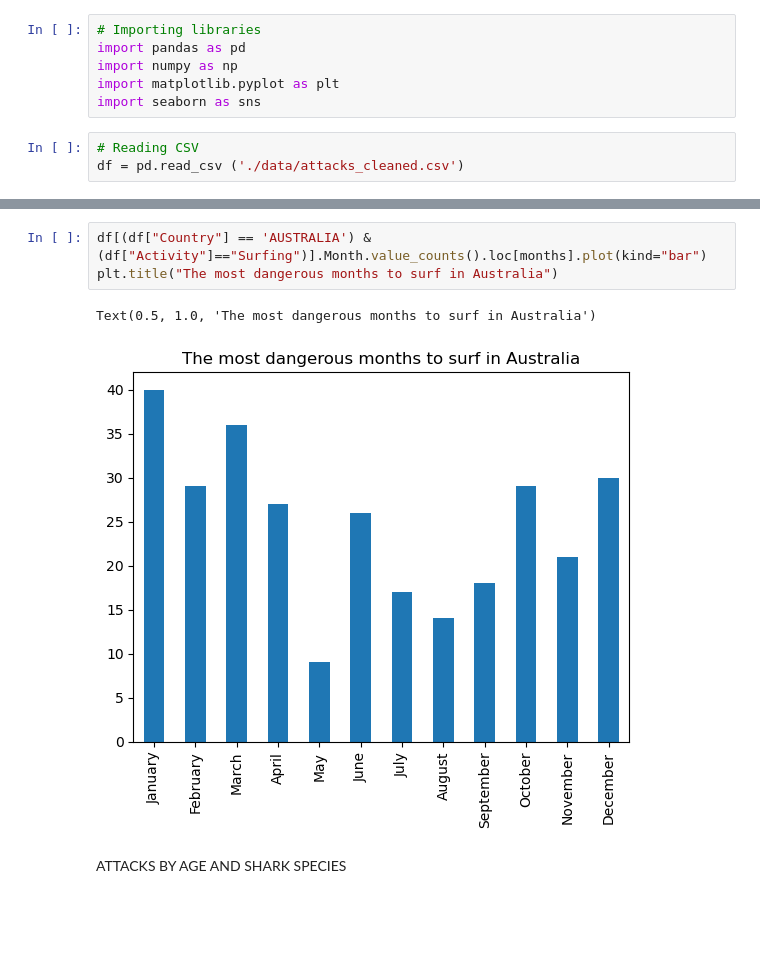
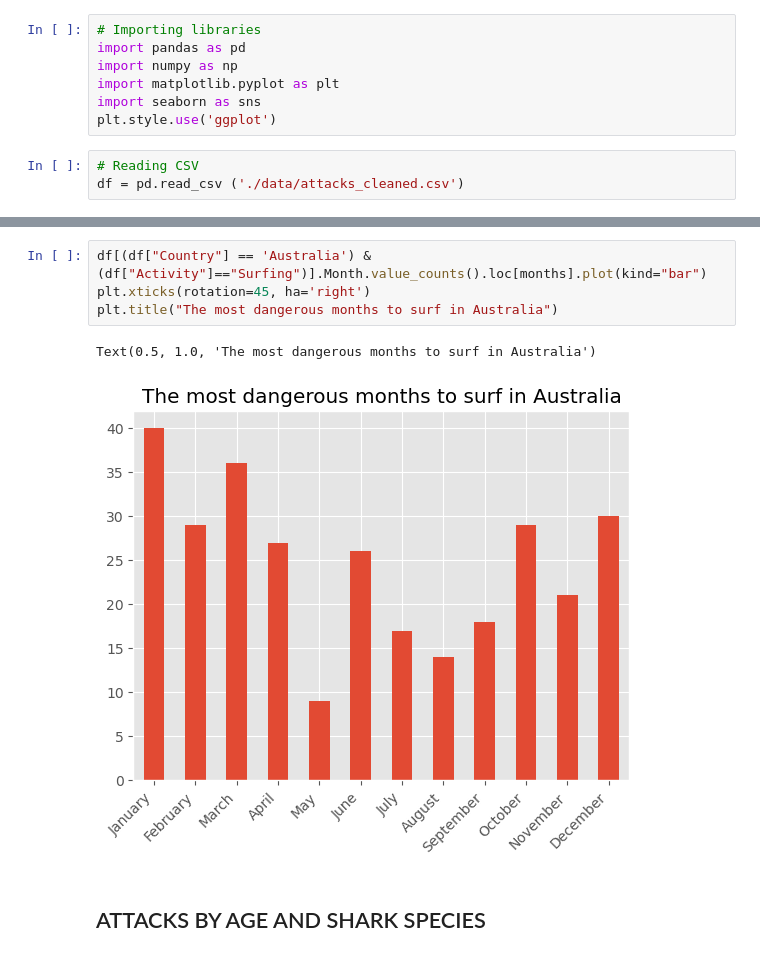
Before and after one commit to marcdalmaum/project_1, a Jupyter notebook: analysis.ipynb, the cells around one changed output, grey strips where cells are left out. Cells and saved outputs as stored; diff of their text form; blank space fills up the shorter version.

```diff
--- a/analysis.ipynb
+++ b/analysis.ipynb
@@ -6,6 +6,7 @@ import pandas as pd
 import numpy as np
 import matplotlib.pyplot as plt
 import seaborn as sns
+plt.style.use('ggplot')
 # %%
 # Reading CSV
 df = pd.read_csv ('./data/attacks_cleaned.csv')
@@ -73,8 +98,9 @@ Text(0.5, 1.0, 'The most dangerous months to surf in USA')
 # %%
-df[(df["Country"] == 'AUSTRALIA') & (df["Activity"]=="Surfing")].Month.value_counts().loc[months].plot(kind="bar")
+df[(df["Country"] == 'Australia') & (df["Activity"]=="Surfing")].Month.value_counts().loc[months].plot(kind="bar")
+plt.xticks(rotation=45, ha='right')
 plt.title("The most dangerous months to surf in Australia")
 # %% [output]
 Text(0.5, 1.0, 'The most dangerous months to surf in Australia')
-[figure, old version]
+[figure, new version]
 # %% [markdown]
-ATTACKS BY AGE AND SHARK SPECIES
+## ATTACKS BY AGE AND SHARK SPECIES
```
Also changed, not shown: parts of 12 cells of this notebook, 5 other files.
